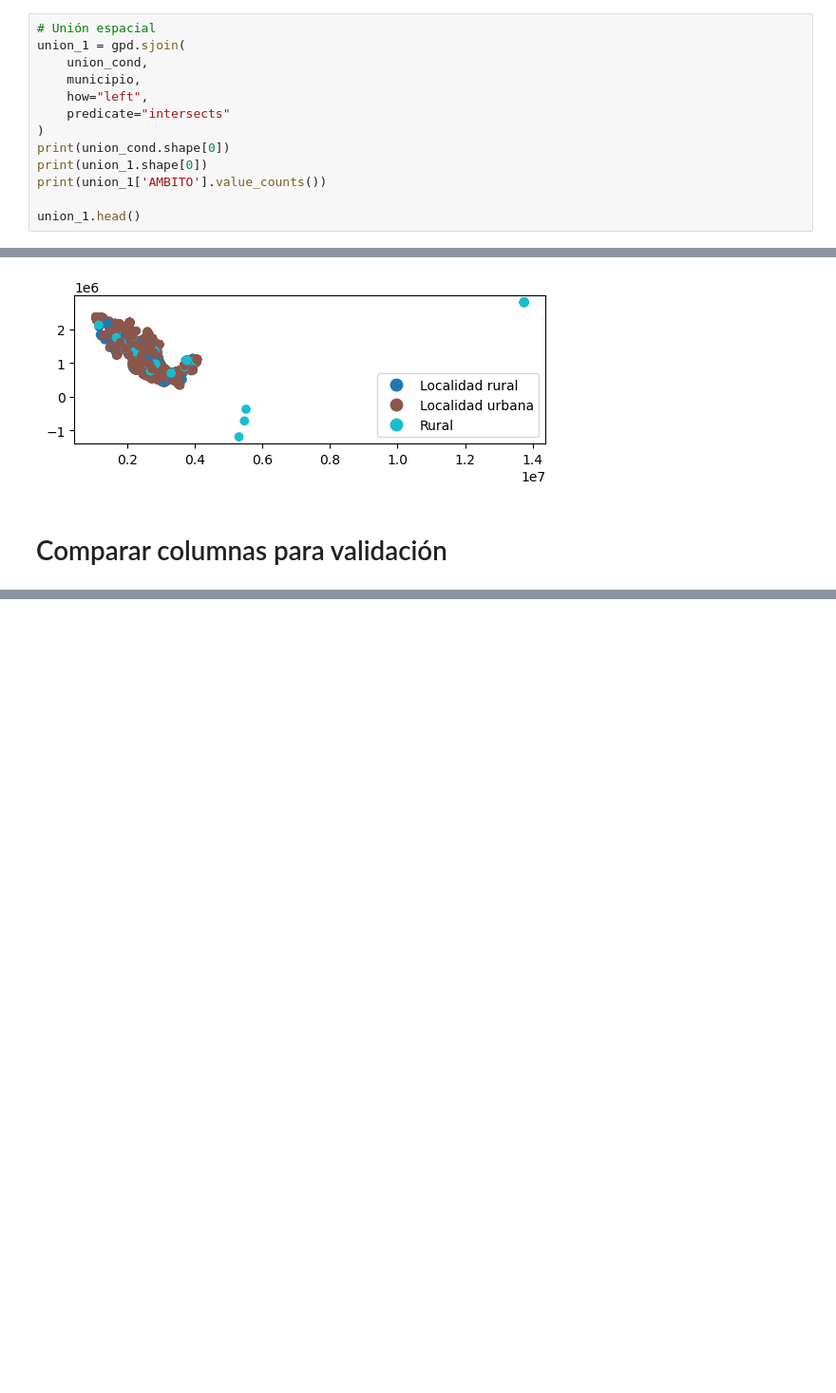
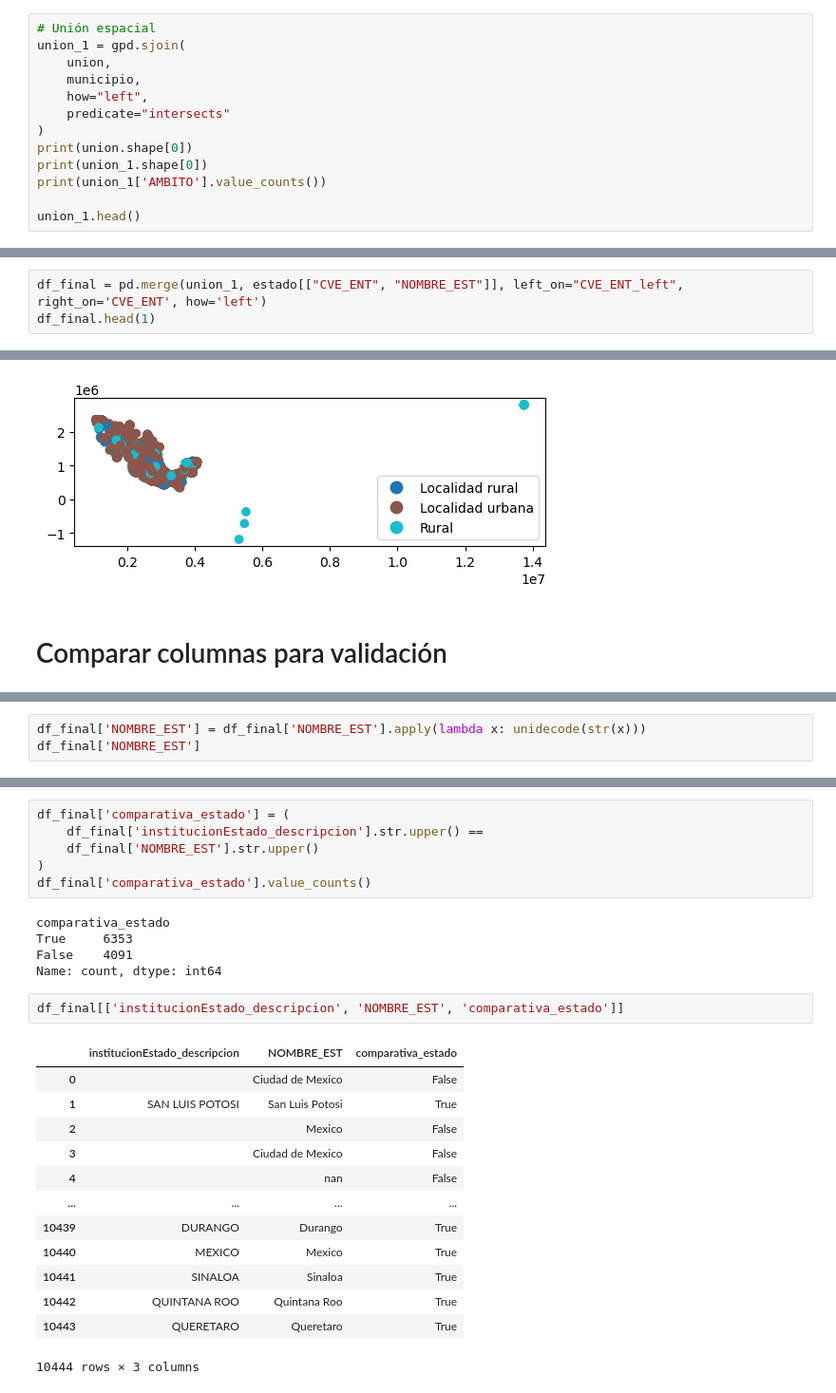
Before and after one commit to AlonsoCortes/procesos_SIG, a Jupyter notebook: notebooks/nb_validacion_geoespacializacion.ipynb, the cells around one changed output, grey strips where cells are left out. Shown at 95% size. Drawn from its saved outputs; the diff is of its cells as text; blank space fills up the shorter version.

```diff
--- a/notebooks/nb_validacion_geoespacializacion.ipynb
+++ b/notebooks/nb_validacion_geoespacializacion.ipynb
@@ -110,12 +119,12 @@ union_cond.head(1)
 # %%
 # Unión espacial
 union_1 = gpd.sjoin(
-    union_cond,
+    union,
     municipio,
     how="left",
     predicate="intersects"
 )
-print(union_cond.shape[0])
+print(union.shape[0])
 print(union_1.shape[0])
 print(union_1['AMBITO'].value_counts())
 
@@ -155,0 +185,3 @@ Name: count, dtype: int64
+# %%
+df_final = pd.merge(union_1, estado[["CVE_ENT", "NOMBRE_EST"]], left_on="CVE_ENT_left", right_on='CVE_ENT', how='left')
+df_final.head(1)
@@ -162,0 +207,3 @@ plt.show()
+# %%
+df_final['NOMBRE_EST'] = df_final['NOMBRE_EST'].apply(lambda x: unidecode(str(x)))
+df_final['NOMBRE_EST']
@@ -162,0 +223,27 @@ plt.show()
+# %%
+df_final['comparativa_estado'] = (
+    df_final['institucionEstado_descripcion'].str.upper() ==
+    df_final['NOMBRE_EST'].str.upper()
+)
+df_final['comparativa_estado'].value_counts()
+# %% [output]
+comparativa_estado
+True     6353
+False    4091
+Name: count, dtype: int64
+# %%
+df_final[['institucionEstado_descripcion', 'NOMBRE_EST', 'comparativa_estado']]
+# %% [output]
+|  | institucionEstado_descripcion | NOMBRE_EST | comparativa_estado |
+| 0 |  | Ciudad de Mexico | False |
+| 1 | SAN LUIS POTOSI | San Luis Potosi | True |
+| 2 |  | Mexico | False |
+| 3 |  | Ciudad de Mexico | False |
+| 4 |  | nan | False |
+| ... | ... | ... | ... |
+| 10439 | DURANGO | Durango | True |
+| 10440 | MEXICO | Mexico | True |
+| 10441 | SINALOA | Sinaloa | True |
+| 10442 | QUINTANA ROO | Quintana Roo | True |
+| 10443 | QUERETARO | Queretaro | True |
+10444 rows × 3 columns
```
Also changed, not shown: parts of 19 cells of this notebook.
